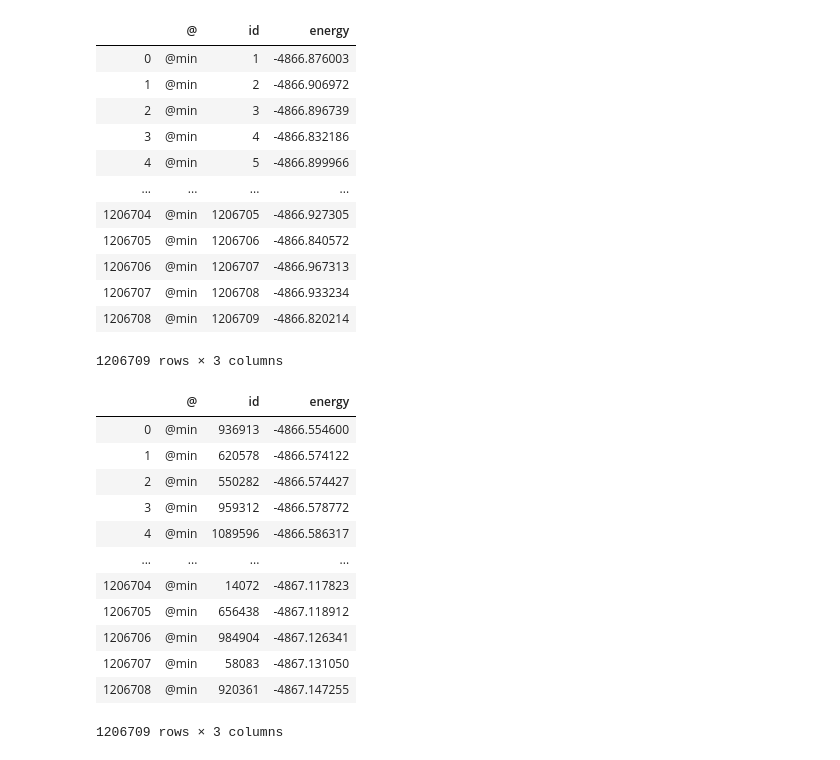
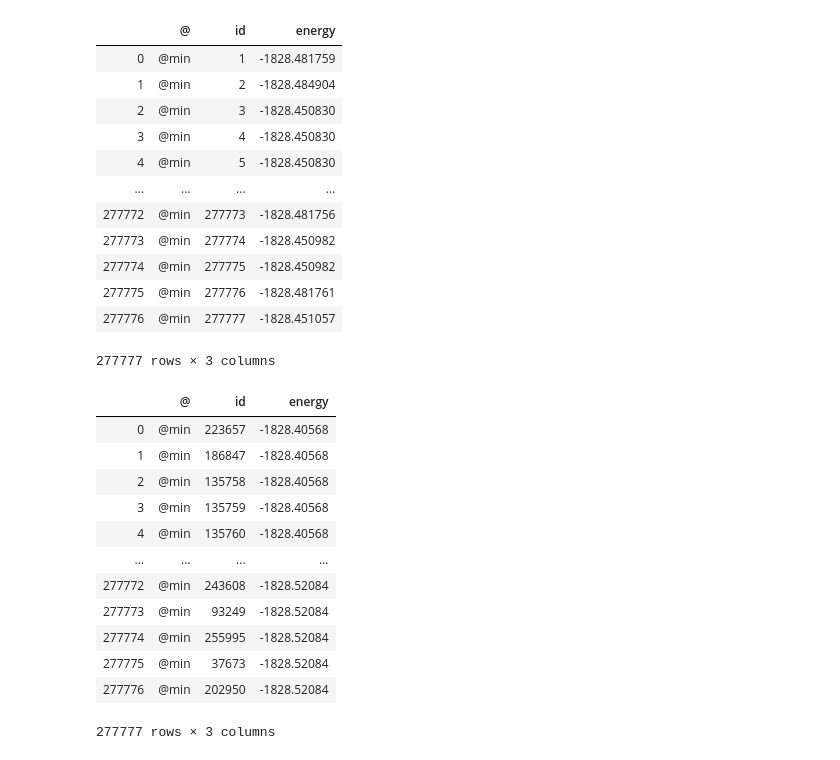
Before and after one commit to YuanshuoZhangDE/Python, a Jupyter notebook: Jupyter/Lammps Data Analysis/SORT/SORT.ipynb, the cells around one changed output. Cells and saved outputs as stored; diff of their text form; code cells hidden in the pictures.

```diff
--- a/Jupyter/Lammps Data Analysis/SORT/SORT.ipynb
+++ b/Jupyter/Lammps Data Analysis/SORT/SORT.ipynb
@@ -3,37 +3,37 @@ import pandas as pd
 import numpy as np
 import matplotlib.pyplot as plt
 # %%
-data = pd.read_csv("vs.txt", sep=" ")
+data = pd.read_csv("3-1-1.txt", sep=" ")
 data
 # %% [output]
 |  | @ | id | energy |
-| 0 | @min | 1 | -4866.876003 |
-| 1 | @min | 2 | -4866.906972 |
-| 2 | @min | 3 | -4866.896739 |
-| 3 | @min | 4 | -4866.832186 |
-| 4 | @min | 5 | -4866.899966 |
+| 0 | @min | 1 | -1828.481759 |
+| 1 | @min | 2 | -1828.484904 |
+| 2 | @min | 3 | -1828.450830 |
+| 3 | @min | 4 | -1828.450830 |
+| 4 | @min | 5 | -1828.450830 |
 | ... | ... | ... | ... |
-| 1206704 | @min | 1206705 | -4866.927305 |
-| 1206705 | @min | 1206706 | -4866.840572 |
-| 1206706 | @min | 1206707 | -4866.967313 |
-| 1206707 | @min | 1206708 | -4866.933234 |
-| 1206708 | @min | 1206709 | -4866.820214 |
+| 277772 | @min | 277773 | -1828.481756 |
+| 277773 | @min | 277774 | -1828.450982 |
+| 277774 | @min | 277775 | -1828.450982 |
+| 277775 | @min | 277776 | -1828.481761 |
+| 277776 | @min | 277777 | -1828.451057 |
-1206709 rows × 3 columns
+277777 rows × 3 columns
 # %%
 sort = data.sort_values(by='energy', ascending=False)
 sort.reset_index(drop=True, inplace=True)
 sort
 # %% [output]
 |  | @ | id | energy |
-| 0 | @min | 936913 | -4866.554600 |
-| 1 | @min | 620578 | -4866.574122 |
-| 2 | @min | 550282 | -4866.574427 |
-| 3 | @min | 959312 | -4866.578772 |
-| 4 | @min | 1089596 | -4866.586317 |
+| 0 | @min | 223657 | -1828.40568 |
+| 1 | @min | 186847 | -1828.40568 |
+| 2 | @min | 135758 | -1828.40568 |
+| 3 | @min | 135759 | -1828.40568 |
+| 4 | @min | 135760 | -1828.40568 |
 | ... | ... | ... | ... |
-| 1206704 | @min | 14072 | -4867.117823 |
-| 1206705 | @min | 656438 | -4867.118912 |
-| 1206706 | @min | 984904 | -4867.126341 |
-| 1206707 | @min | 58083 | -4867.131050 |
-| 1206708 | @min | 920361 | -4867.147255 |
+| 277772 | @min | 243608 | -1828.52084 |
+| 277773 | @min | 93249 | -1828.52084 |
+| 277774 | @min | 255995 | -1828.52084 |
+| 277775 | @min | 37673 | -1828.52084 |
+| 277776 | @min | 202950 | -1828.52084 |
-1206709 rows × 3 columns
+277777 rows × 3 columns
```
Also changed, not shown: parts of 4 cells of this notebook, 9 other files.
